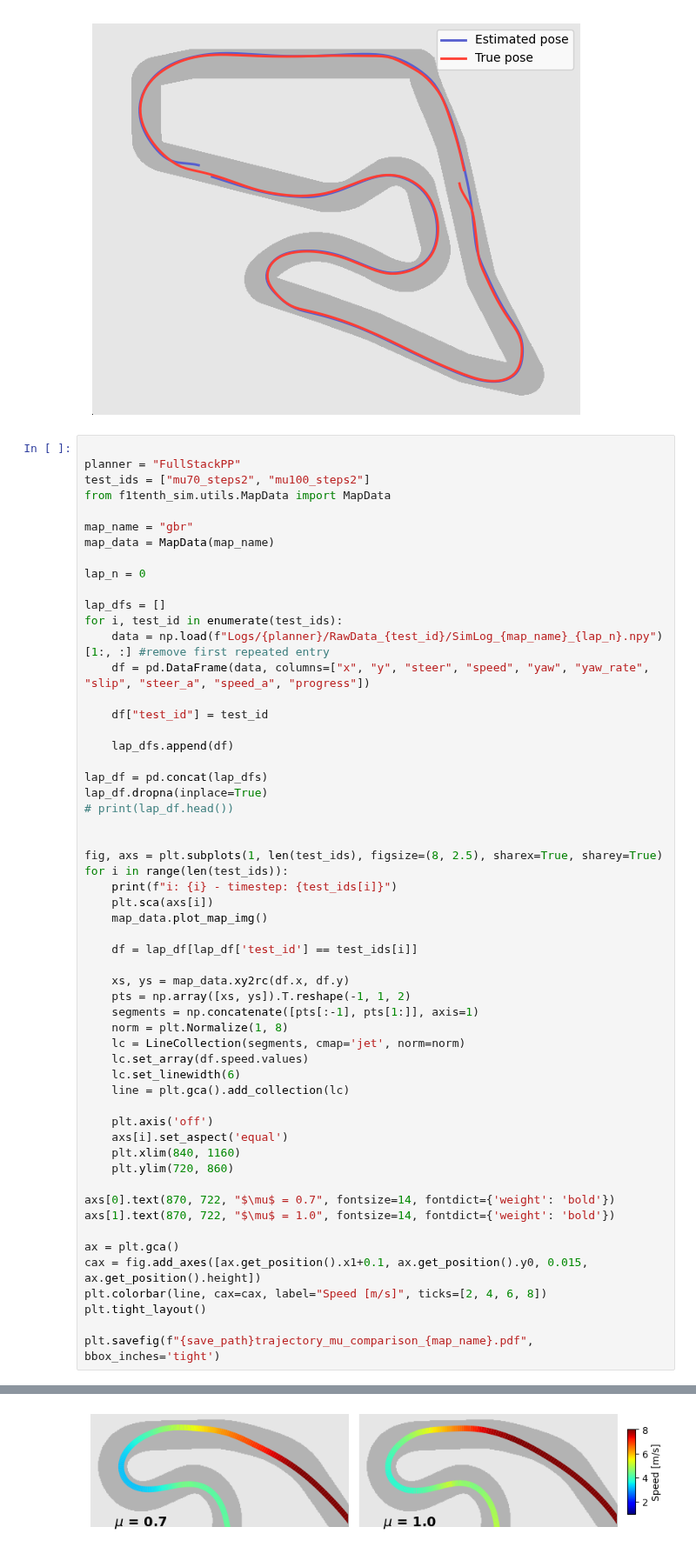
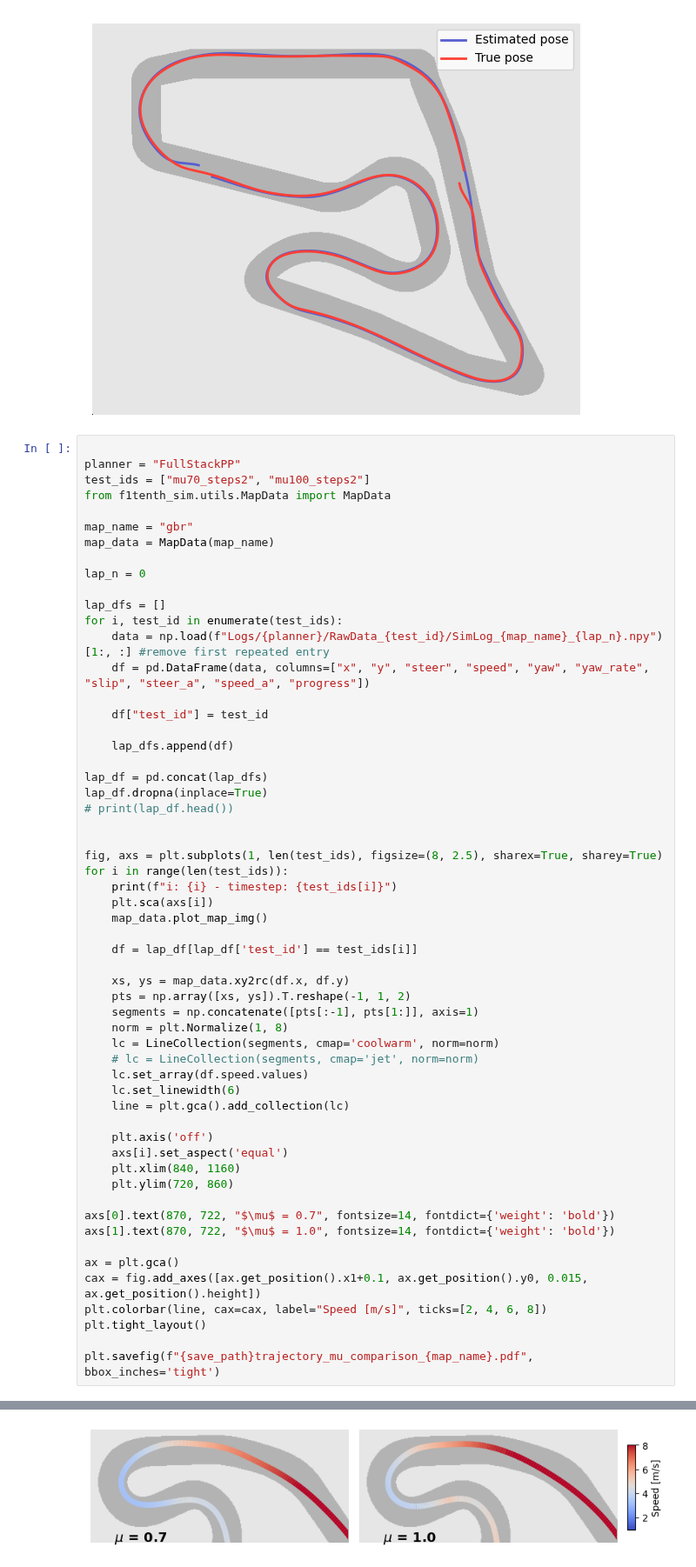
Before and after one commit to BDEvan5/f1tenth_benchmarks, a Jupyter notebook: Notebooks/frequency_investigation.ipynb, the cells around one changed output, grey strips where cells are left out. Shown at 87% size. Drawn from its saved outputs; the diff is of its cells as text.

```diff
--- a/Notebooks/frequency_investigation.ipynb
+++ b/Notebooks/frequency_investigation.ipynb
@@ -385,35 +366,36 @@ for i in range(len(test_ids)):
     plt.sca(axs[i])
     map_data.plot_map_img()
 
     df = lap_df[lap_df['test_id'] == test_ids[i]]
 
     xs, ys = map_data.xy2rc(df.x, df.y)
     pts = np.array([xs, ys]).T.reshape(-1, 1, 2)
     segments = np.concatenate([pts[:-1], pts[1:]], axis=1)
     norm = plt.Normalize(1, 8)
-    lc = LineCollection(segments, cmap='jet', norm=norm)
+    lc = LineCollection(segments, cmap='coolwarm', norm=norm)
+    # lc = LineCollection(segments, cmap='jet', norm=norm)
     lc.set_array(df.speed.values)
     lc.set_linewidth(6)
     line = plt.gca().add_collection(lc)
 
     plt.axis('off')
     axs[i].set_aspect('equal')
     plt.xlim(840, 1160)
     plt.ylim(720, 860)
 
 axs[0].text(870, 722, "$\mu$ = 0.7", fontsize=14, fontdict={'weight': 'bold'})
 axs[1].text(870, 722, "$\mu$ = 1.0", fontsize=14, fontdict={'weight': 'bold'})
 
 ax = plt.gca()
 cax = fig.add_axes([ax.get_position().x1+0.1, ax.get_position().y0, 0.015, ax.get_position().height])
 plt.colorbar(line, cax=cax, label="Speed [m/s]", ticks=[2, 4, 6, 8])
 plt.tight_layout()
 
 plt.savefig(f"{save_path}trajectory_mu_comparison_{map_name}.pdf", bbox_inches='tight')
 # %% [output]
 i: 0 - timestep: mu70_steps2
 i: 1 - timestep: mu100_steps2
-[figure, old version]
+[figure, new version]
 # %%
 plot_map = "mco"
 map_data = MapData(plot_map)
```
Also changed, not shown: parts of 2 cells of this notebook, 3 other files.
